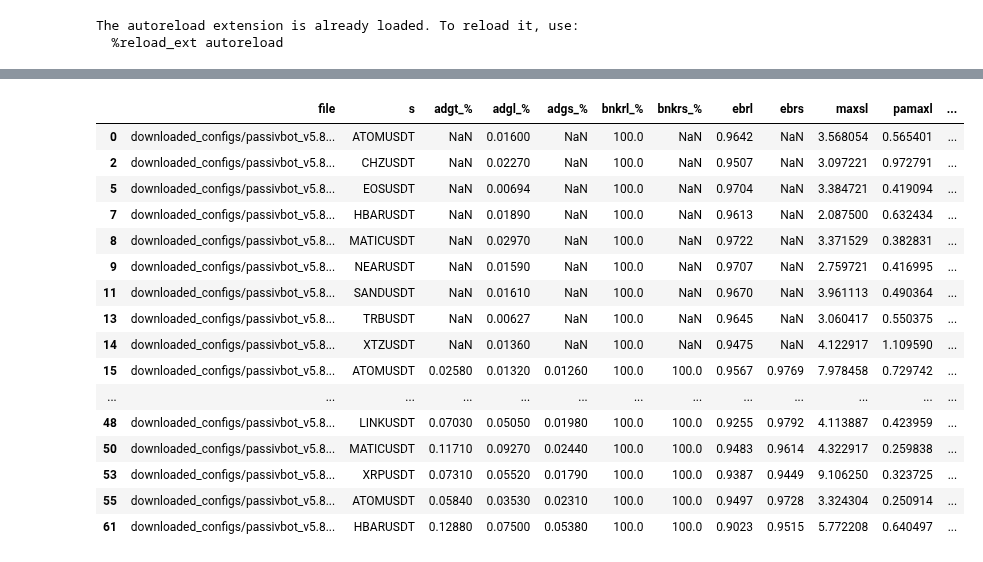
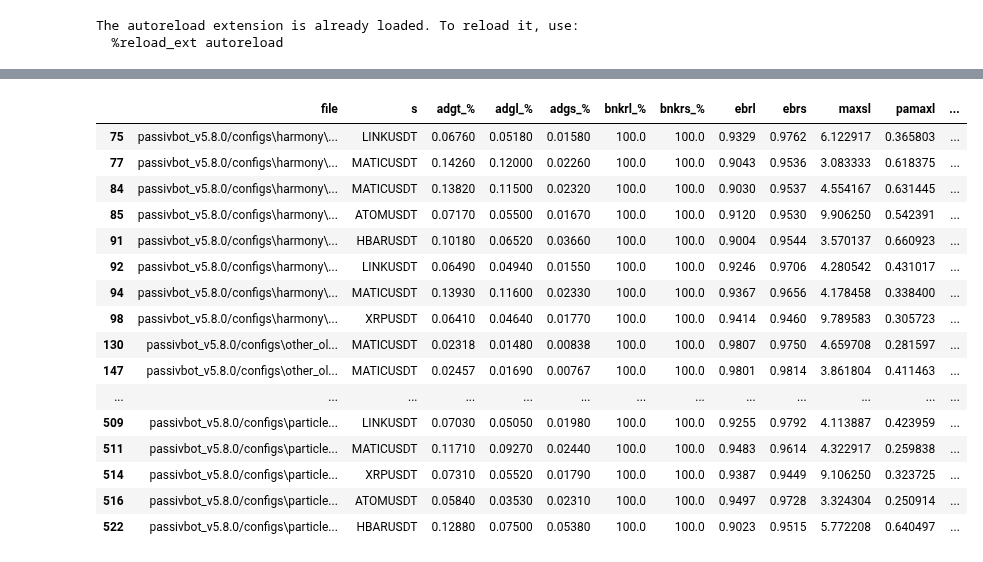
Before and after one commit to shroukkhan/passivbot, a Jupyter notebook: analyze_result.ipynb, the cells around one changed output, grey strips where cells are left out. Saved outputs shown, nothing was run; the diff lists cells and outputs as text; code cells hidden in the pictures.

```diff
--- a/analyze_result.ipynb
+++ b/analyze_result.ipynb
@@ -13,29 +13,17 @@ import pandas as pd
 import os
 
 big_data = pd.DataFrame()
-top_level_folder_list = [
-    'configs/harmony/recursive/harmony_recurv_auenabled_longonly_1.0WE_bwtp_off',
-    'configs/harmony/recursive/harmony_recurv_auenabled_longshort_0.25_0.12WE_bwtp_off',
-    'configs/harmony/recursive/harmony_recurv_noau_longshort_0.25_0.12WE_bwtpoff',
-    'configs/harmony/recursive/harmony_recurv_noau_shortonly_1.0WE_bwtp_off',
-    'configs/particle_swarm/neat/neat_grid_nov_20',
-    'configs/particle_swarm/neat/PSO_scalper_40%mingrid',
-    'configs/particle_swarm/neat/tight_0.3_0.4_long',
-    'configs/particle_swarm/neat/wider_0.3_0.4_long',
-    'configs/particle_swarm/recursive/November',
-    'configs/particle_swarm/recursive/pso_recursive_auenabled_longshort',
-    'downloaded_configs/passivbot_v5.8.0/configs/harmony/recursive/harmony_recurv_auenabled_longonly_1.0WE_bwtp_off',
-    'downloaded_configs/passivbot_v5.8.0/configs/particle_swarm/neat',
-    'downloaded_configs/passivbot_v5.8.0/configs/particle_swarm/recursive/pso_recursive_auenabled_longshort',
-    'downloaded_configs/passivbot_v5.8.0/configs/particle_swarm/recursive/pso_recursive_noau_longshort_0.1',
-    'downloaded_configs/passivbot_v5.8.0/configs/particle_swarm/recursive/pso_recursive_noau_longshort_0.1_bwtp_off',
-    'downloaded_configs/passivbot_v5.8.0/configs/particle_swarm/recursive/pso_recurv_noau_longonly_1.0WE',
-    'downloaded_configs/passivbot_v5.8.0/configs/particle_swarm/recursive/pso_recurv_noau_longonly_1.0WE_BWTP_OFF',
-]
+## find current folder root
+root = os.getcwd()
+
+all_files = glob.iglob('passivbot_v5.8.0/configs' + '/**/result.txt', recursive=True)
+
+
 files = []
-for folder in top_level_folder_list:
-    for file in glob.iglob(folder + '/**/result.txt', recursive=True):
+for file in all_files:
+    if '\\old\\' not in file:
         files.append(file)
+
 i = 0
 for filename in files:
     #print(f'parsing : {filename}')
@@ -186,32 +170,33 @@ See the caveats in the documentation: https://pandas.pydata.org/pandas-docs/stab
 # %%
 dl_proposed = dx[
     #(dx['lm'] == 'n') &
     (dx['bnkrl_%'] == 100) &
+    (dx['bnkrs_%'] == 100) &
     (dx['ebrl'] > 0.9) &  #&
-    ((dx['ebrs'] > 0.9) | (dx['ebrs'].isnull())) &  #&
+    (dx['ebrs'] > 0.9) &  #&
     # (dx['adgl_%'] > 0.04)
-    (dx['pastdl'] < 0.1) &
-    ((dx['pastds'] < 0.1) | (dx['pastds'].isnull())) &  #
-    (dx['maxsl'] < 10)  #&
-    #  (dx['maxss'] < 10)
+    (dx['pastdl'] < 0.02) &
+    (dx['pastds'] < 0.02) &  #
+    (dx['maxsl'] < 10) &
+    (dx['adgt_%'].notnull())
     ]
 #dl_proposed = dl_proposed[['file','s','adgl_%', 'bnkrl_%', 'ebrl',  'maxsl', 'pamaxl','pastdl' ]]
 dl_proposed
 # %% [output]
 |  | file | s | adgt_% | adgl_% | adgs_% | bnkrl_% | bnkrs_% | ebrl | ebrs | maxsl | pamaxl | ... |
-| 0 | downloaded_configs/passivbot_v5.8... | ATOMUSDT | NaN | 0.01600 | NaN | 100.0 | NaN | 0.9642 | NaN | 3.568054 | 0.565401 | ... |
-| 2 | downloaded_configs/passivbot_v5.8... | CHZUSDT | NaN | 0.02270 | NaN | 100.0 | NaN | 0.9507 | NaN | 3.097221 | 0.972791 | ... |
-| 5 | downloaded_configs/passivbot_v5.8... | EOSUSDT | NaN | 0.00694 | NaN | 100.0 | NaN | 0.9704 | NaN | 3.384721 | 0.419094 | ... |
-| 7 | downloaded_configs/passivbot_v5.8... | HBARUSDT | NaN | 0.01890 | NaN | 100.0 | NaN | 0.9613 | NaN | 2.087500 | 0.632434 | ... |
-| 8 | downloaded_configs/passivbot_v5.8... | MATICUSDT | NaN | 0.02970 | NaN | 100.0 | NaN | 0.9722 | NaN | 3.371529 | 0.382831 | ... |
-| 9 | downloaded_configs/passivbot_v5.8... | NEARUSDT | NaN | 0.01590 | NaN | 100.0 | NaN | 0.9707 | NaN | 2.759721 | 0.416995 | ... |
-| 11 | downloaded_configs/passivbot_v5.8... | SANDUSDT | NaN | 0.01610 | NaN | 100.0 | NaN | 0.9670 | NaN | 3.961113 | 0.490364 | ... |
-| 13 | downloaded_configs/passivbot_v5.8... | TRBUSDT | NaN | 0.00627 | NaN | 100.0 | NaN | 0.9645 | NaN | 3.060417 | 0.550375 | ... |
-| 14 | downloaded_configs/passivbot_v5.8... | XTZUSDT | NaN | 0.01360 | NaN | 100.0 | NaN | 0.9475 | NaN | 4.122917 | 1.109590 | ... |
-| 15 | downloaded_configs/passivbot_v5.8... | ATOMUSDT | 0.02580 | 0.01320 | 0.01260 | 100.0 | 100.0 | 0.9567 | 0.9769 | 7.978458 | 0.729742 | ... |
+| 75 | passivbot_v5.8.0/configs\harmony\... | LINKUSDT | 0.06760 | 0.05180 | 0.01580 | 100.0 | 100.0 | 0.9329 | 0.9762 | 6.122917 | 0.365803 | ... |
+| 77 | passivbot_v5.8.0/configs\harmony\... | MATICUSDT | 0.14260 | 0.12000 | 0.02260 | 100.0 | 100.0 | 0.9043 | 0.9536 | 3.083333 | 0.618375 | ... |
+| 84 | passivbot_v5.8.0/configs\harmony\... | MATICUSDT | 0.13820 | 0.11500 | 0.02320 | 100.0 | 100.0 | 0.9030 | 0.9537 | 4.554167 | 0.631445 | ... |
+| 85 | passivbot_v5.8.0/configs\harmony\... | ATOMUSDT | 0.07170 | 0.05500 | 0.01670 | 100.0 | 100.0 | 0.9120 | 0.9530 | 9.906250 | 0.542391 | ... |
+| 91 | passivbot_v5.8.0/configs\harmony\... | HBARUSDT | 0.10180 | 0.06520 | 0.03660 | 100.0 | 100.0 | 0.9004 | 0.9544 | 3.570137 | 0.660923 | ... |
+| 92 | passivbot_v5.8.0/configs\harmony\... | LINKUSDT | 0.06490 | 0.04940 | 0.01550 | 100.0 | 100.0 | 0.9246 | 0.9706 | 4.280542 | 0.431017 | ... |
+| 94 | passivbot_v5.8.0/configs\harmony\... | MATICUSDT | 0.13930 | 0.11600 | 0.02330 | 100.0 | 100.0 | 0.9367 | 0.9656 | 4.178458 | 0.338400 | ... |
+| 98 | passivbot_v5.8.0/configs\harmony\... | XRPUSDT | 0.06410 | 0.04640 | 0.01770 | 100.0 | 100.0 | 0.9414 | 0.9460 | 9.789583 | 0.305723 | ... |
+| 130 | passivbot_v5.8.0/configs\other_ol... | MATICUSDT | 0.02318 | 0.01480 | 0.00838 | 100.0 | 100.0 | 0.9807 | 0.9750 | 4.659708 | 0.281597 | ... |
+| 147 | passivbot_v5.8.0/configs\other_ol... | MATICUSDT | 0.02457 | 0.01690 | 0.00767 | 100.0 | 100.0 | 0.9801 | 0.9814 | 3.861804 | 0.411463 | ... |
 | ... | ... | ... | ... | ... | ... | ... | ... | ... | ... | ... | ... | ... |
-| 48 | downloaded_configs/passivbot_v5.8... | LINKUSDT | 0.07030 | 0.05050 | 0.01980 | 100.0 | 100.0 | 0.9255 | 0.9792 | 4.113887 | 0.423959 | ... |
-| 50 | downloaded_configs/passivbot_v5.8... | MATICUSDT | 0.11710 | 0.09270 | 0.02440 | 100.0 | 100.0 | 0.9483 | 0.9614 | 4.322917 | 0.259838 | ... |
-| 53 | downloaded_configs/passivbot_v5.8... | XRPUSDT | 0.07310 | 0.05520 | 0.01790 | 100.0 | 100.0 | 0.9387 | 0.9449 | 9.106250 | 0.323725 | ... |
-| 55 | downloaded_configs/passivbot_v5.8... | ATOMUSDT | 0.05840 | 0.03530 | 0.02310 | 100.0 | 100.0 | 0.9497 | 0.9728 | 3.324304 | 0.250914 | ... |
-| 61 | downloaded_configs/passivbot_v5.8... | HBARUSDT | 0.12880 | 0.07500 | 0.05380 | 100.0 | 100.0 | 0.9023 | 0.9515 | 5.772208 | 0.640497 | ... |
+| 509 | passivbot_v5.8.0/configs\particle... | LINKUSDT | 0.07030 | 0.05050 | 0.01980 | 100.0 | 100.0 | 0.9255 | 0.9792 | 4.113887 | 0.423959 | ... |
+| 511 | passivbot_v5.8.0/configs\particle... | MATICUSDT | 0.11710 | 0.09270 | 0.02440 | 100.0 | 100.0 | 0.9483 | 0.9614 | 4.322917 | 0.259838 | ... |
+| 514 | passivbot_v5.8.0/configs\particle... | XRPUSDT | 0.07310 | 0.05520 | 0.01790 | 100.0 | 100.0 | 0.9387 | 0.9449 | 9.106250 | 0.323725 | ... |
+| 516 | passivbot_v5.8.0/configs\particle... | ATOMUSDT | 0.05840 | 0.03530 | 0.02310 | 100.0 | 100.0 | 0.9497 | 0.9728 | 3.324304 | 0.250914 | ... |
+| 522 | passivbot_v5.8.0/configs\particle... | HBARUSDT | 0.12880 | 0.07500 | 0.05380 | 100.0 | 100.0 | 0.9023 | 0.9515 | 5.772208 | 0.640497 | ... |
```
Also changed, not shown: parts of 3 cells of this notebook, 11 other files.
